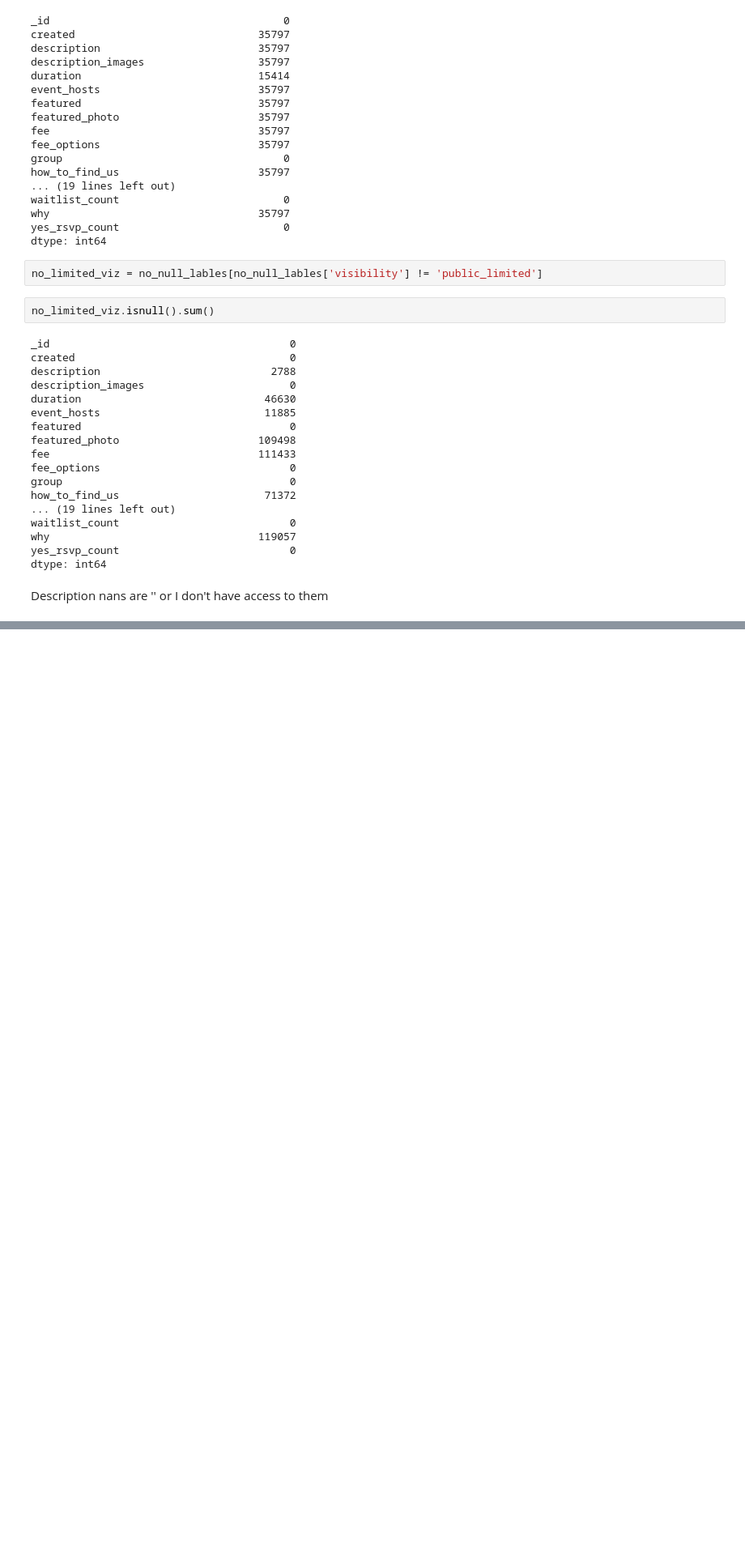
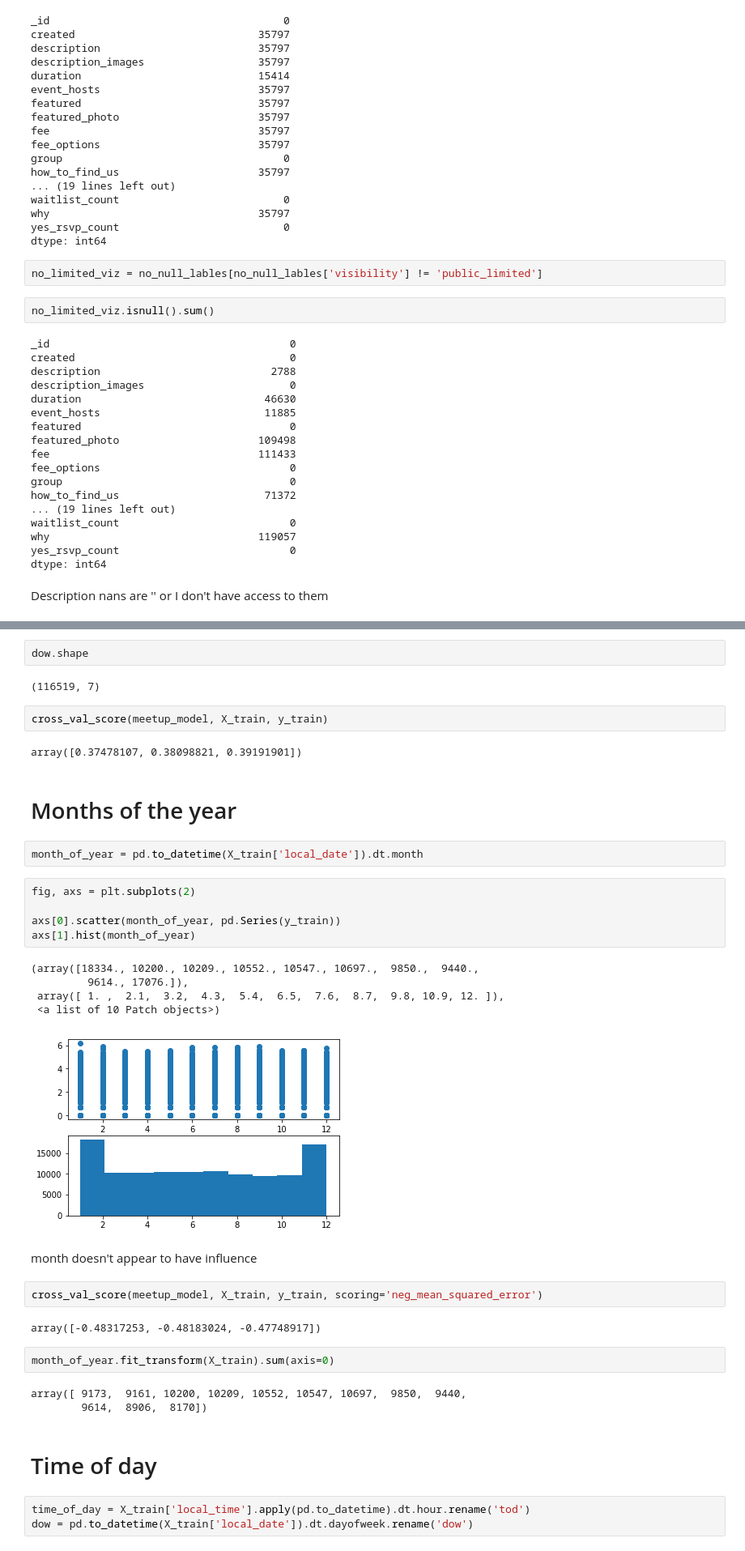
Before and after one commit to 3point14thon/meetup_rsvp_predictor, a Jupyter notebook: showup/notebooks/eda.ipynb, the cells around one changed output, grey strips where cells are left out. Shown at 81% size. Drawn from its saved outputs; the diff is of its cells as text; blank space fills up the shorter version.

```diff
--- a/showup/notebooks/eda.ipynb
+++ b/showup/notebooks/eda.ipynb
@@ -118,0 +219,39 @@ Description nans are '' or I don't have access to them
+# %%
+dow.shape
+# %% [output]
+(116519, 7)
+# %%
+cross_val_score(meetup_model, X_train, y_train)
+# %% [output]
+array([0.37478107, 0.38098821, 0.39191901])
+# %% [markdown]
+# Months of the year
+# %%
+month_of_year = pd.to_datetime(X_train['local_date']).dt.month
+# %%
+fig, axs = plt.subplots(2)
+
+axs[0].scatter(month_of_year, pd.Series(y_train))
+axs[1].hist(month_of_year)
+# %% [output]
+(array([18334., 10200., 10209., 10552., 10547., 10697.,  9850.,  9440.,
+         9614., 17076.]),
+ array([ 1. ,  2.1,  3.2,  4.3,  5.4,  6.5,  7.6,  8.7,  9.8, 10.9, 12. ]),
+ <a list of 10 Patch objects>)
+[figure, added]
+# %% [markdown]
+month doesn't appear to have influence
+# %%
+cross_val_score(meetup_model, X_train, y_train, scoring='neg_mean_squared_error')
+# %% [output]
+array([-0.48317253, -0.48183024, -0.47748917])
+# %%
+month_of_year.fit_transform(X_train).sum(axis=0)
+# %% [output]
+array([ 9173,  9161, 10200, 10209, 10552, 10547, 10697,  9850,  9440,
+        9614,  8906,  8170])
+# %% [markdown]
+# Time of day
+# %%
+time_of_day = X_train['local_time'].apply(pd.to_datetime).dt.hour.rename('tod')
+dow = pd.to_datetime(X_train['local_date']).dt.dayofweek.rename('dow')
```
Also changed, not shown: parts of 36 cells of this notebook, 4 other files.
